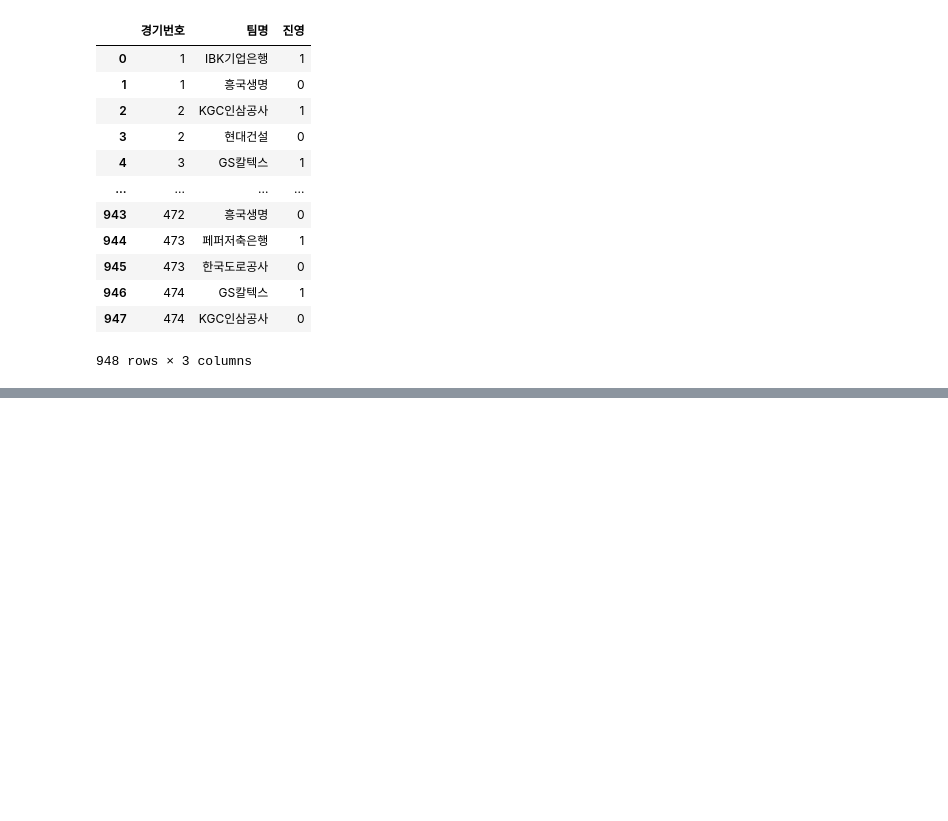
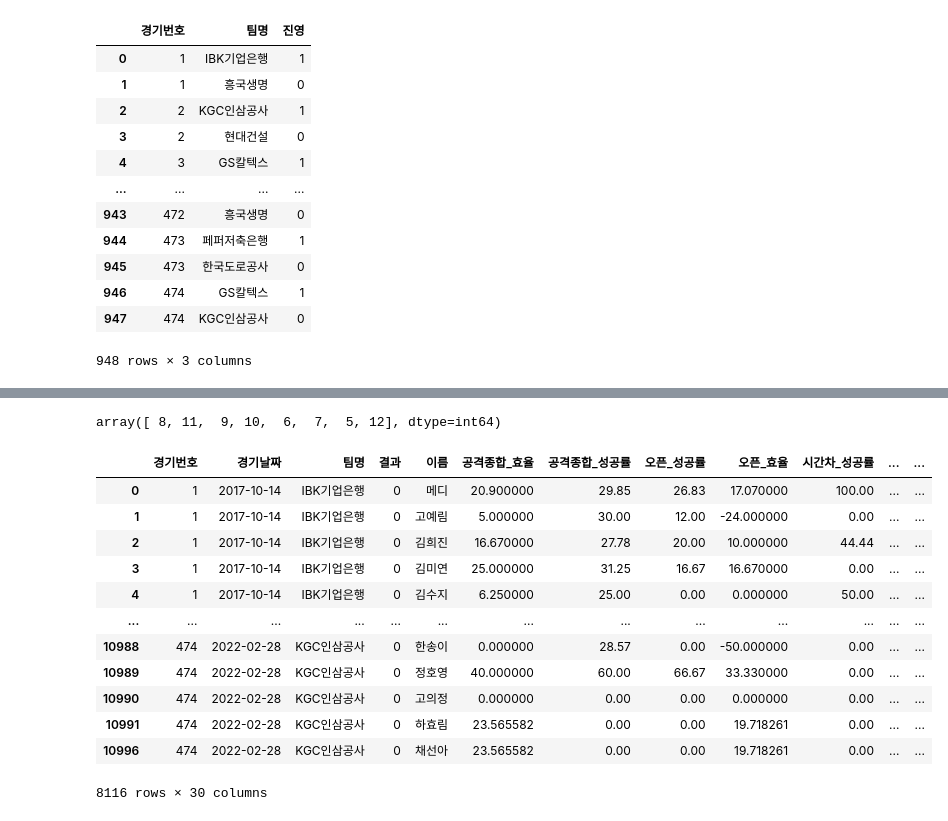
Before and after one commit to KB-IT-s-your-life/02_-, a Jupyter notebook: 02_ML_Project.ipynb, the cells around one changed output, grey strips where cells are left out. Saved outputs shown, nothing was run; the diff lists cells and outputs as text; code cells hidden in the pictures; blank space fills up the shorter version.

```diff
--- a/02_ML_Project.ipynb
+++ b/02_ML_Project.ipynb
@@ -528,0 +618,5 @@ plt.show()
+# %%
+df=df_sub.copy()
+# 경기날짜의 데이터타입 변경 (datetime64)
+df['경기날짜'] = df['경기날짜'].astype('datetime64')
+df.dtypes
@@ -528,0 +641,24 @@ plt.show()
+# %%
+df['스타팅멤버']=1
+# 한 경기당 스타팅멤버의 수 확인
+df.groupby(['경기날짜', '팀명'])['스타팅멤버'].sum().reset_index()['스타팅멤버'].unique()
+# %% [output]
+array([ 8, 11,  9, 10,  6,  7,  5, 12], dtype=int64)
+# %%
+# 스타팅멤버만 선택
+df_starting = df[df['스타팅멤버'] == 1]
+df_starting
+# %% [output]
+|  | 경기번호 | 경기날짜 | 팀명 | 결과 | 이름 | 공격종합_효율 | 공격종합_성공률 | 오픈_성공률 | 오픈_효율 | 시간차_성공률 | ... | ... |
+| 0 | 1 | 2017-10-14 | IBK기업은행 | 0 | 메디 | 20.900000 | 29.85 | 26.83 | 17.070000 | 100.00 | ... | ... |
+| 1 | 1 | 2017-10-14 | IBK기업은행 | 0 | 고예림 | 5.000000 | 30.00 | 12.00 | -24.000000 | 0.00 | ... | ... |
+| 2 | 1 | 2017-10-14 | IBK기업은행 | 0 | 김희진 | 16.670000 | 27.78 | 20.00 | 10.000000 | 44.44 | ... | ... |
+| 3 | 1 | 2017-10-14 | IBK기업은행 | 0 | 김미연 | 25.000000 | 31.25 | 16.67 | 16.670000 | 0.00 | ... | ... |
+| 4 | 1 | 2017-10-14 | IBK기업은행 | 0 | 김수지 | 6.250000 | 25.00 | 0.00 | 0.000000 | 50.00 | ... | ... |
+| ... | ... | ... | ... | ... | ... | ... | ... | ... | ... | ... | ... | ... |
+| 10988 | 474 | 2022-02-28 | KGC인삼공사 | 0 | 한송이 | 0.000000 | 28.57 | 0.00 | -50.000000 | 0.00 | ... | ... |
+| 10989 | 474 | 2022-02-28 | KGC인삼공사 | 0 | 정호영 | 40.000000 | 60.00 | 66.67 | 33.330000 | 0.00 | ... | ... |
+| 10990 | 474 | 2022-02-28 | KGC인삼공사 | 0 | 고의정 | 0.000000 | 0.00 | 0.00 | 0.000000 | 0.00 | ... | ... |
+| 10991 | 474 | 2022-02-28 | KGC인삼공사 | 0 | 하효림 | 23.565582 | 0.00 | 0.00 | 19.718261 | 0.00 | ... | ... |
+| 10996 | 474 | 2022-02-28 | KGC인삼공사 | 0 | 채선아 | 23.565582 | 0.00 | 0.00 | 19.718261 | 0.00 | ... | ... |
+8116 rows × 30 columns
```
Also changed, not shown: parts of 38 cells of this notebook.
